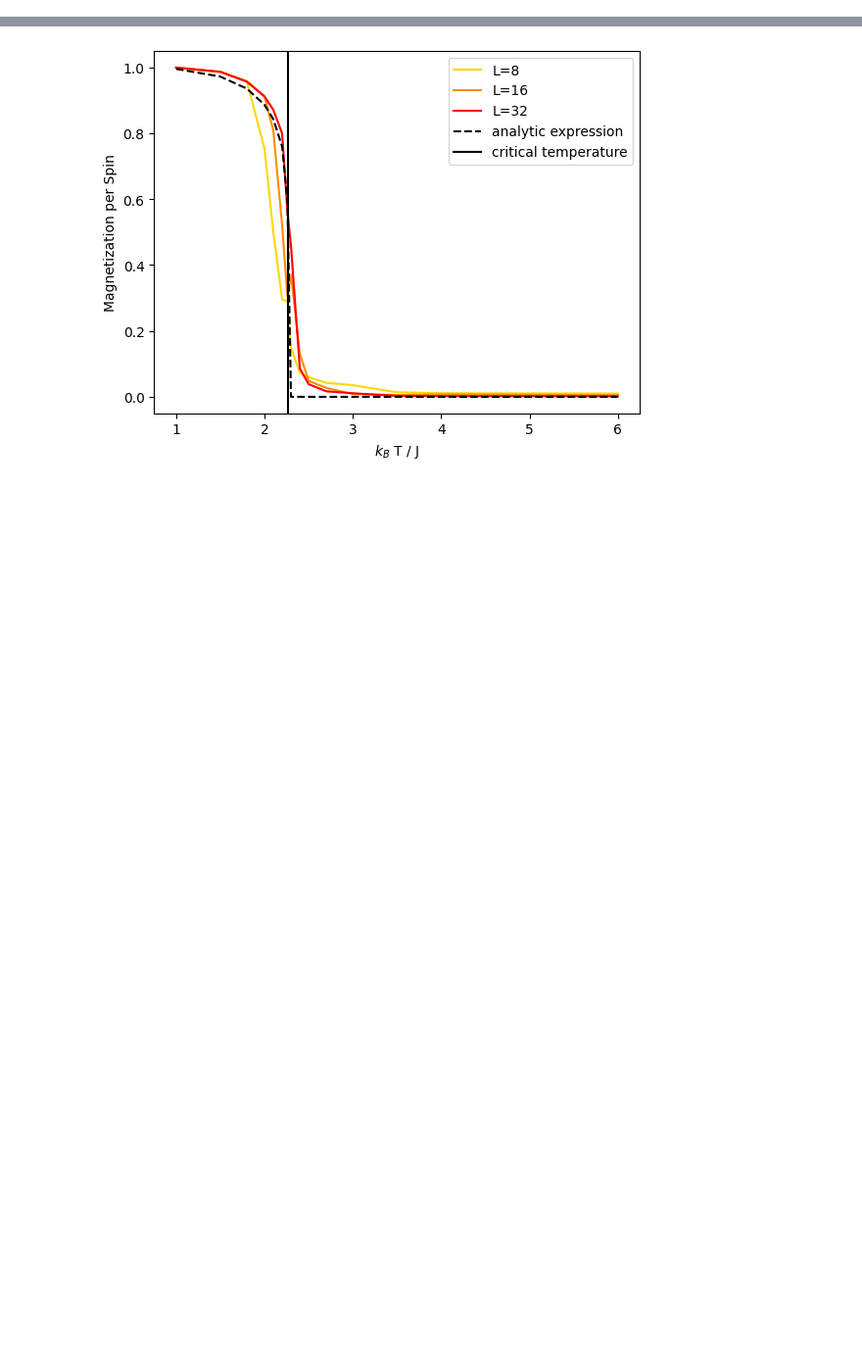
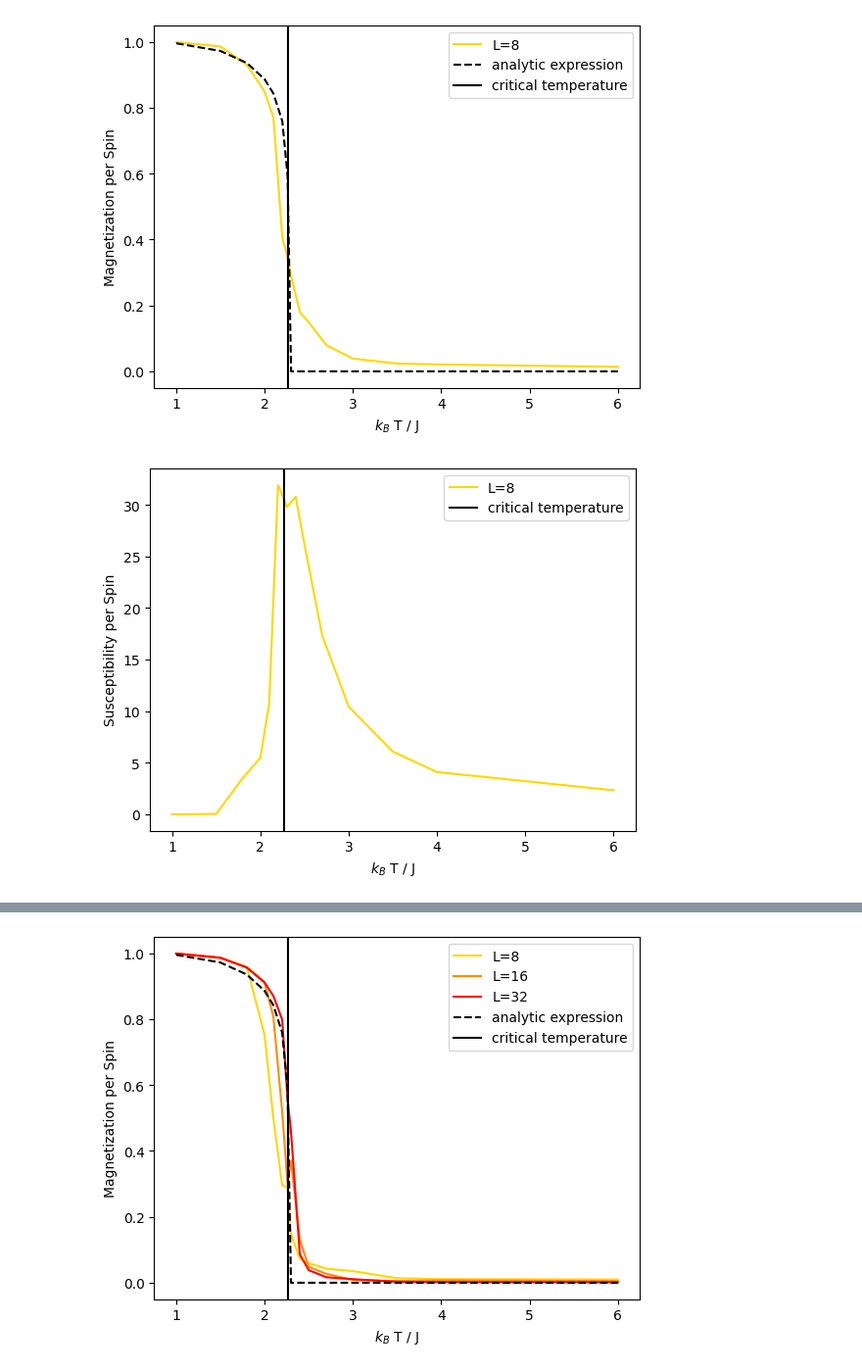
Before and after one commit to JanBulling/CompPhys-Final-Project, a Jupyter notebook: Ising/ising.ipynb, the cells around one changed output, grey strips where cells are left out. Shown at 98% size. Saved outputs shown, nothing was run; the diff lists cells and outputs as text; code cells hidden in the pictures; blank space fills up the shorter version.

```diff
--- a/Ising/ising.ipynb
+++ b/Ising/ising.ipynb
@@ -293,0 +383,7 @@ plt.show()
+# %%
+# N_arr, T_arr, J, B, k_B, n_thermalization, n_sampling, Metropolis_step_size_factor, number_of_fresh_starts
+
+create_plots(np.array([8]), T_array, J, B, k_B, 400, 100, 20, 10)#20 -> 40 keine Verbesserung #,100,150, 200,300
+# %% [output]
+[figure, added]
+[figure, added]
```
Also changed, not shown: parts of 12 cells of this notebook.
